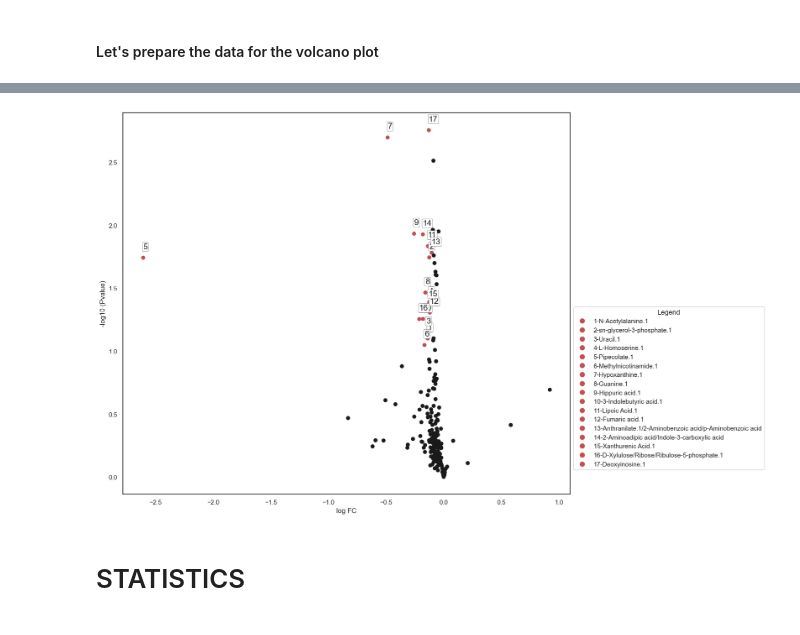
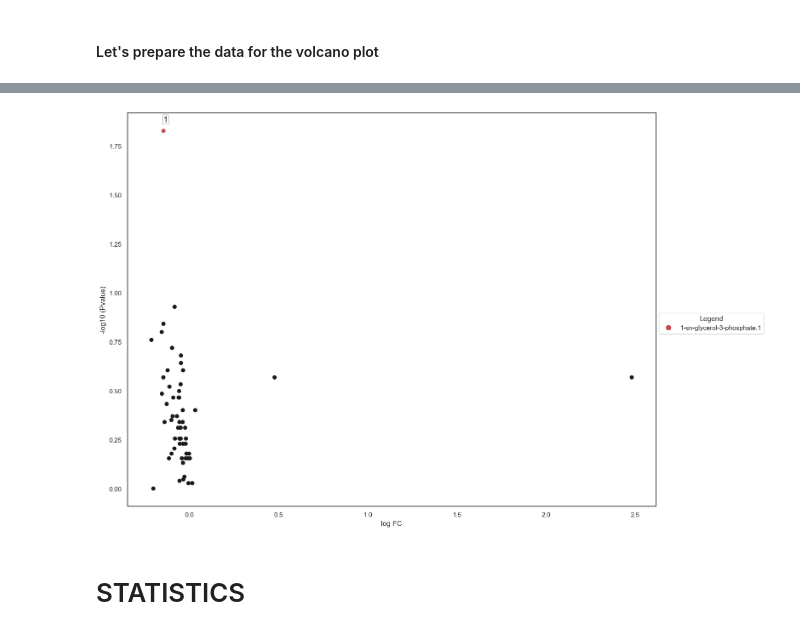
Before and after one commit to Ivan2nn/Lypidomics2, a Jupyter notebook: new-analysis-metabolties.ipynb, the cells around one changed output, grey strips where cells are left out. Cells and saved outputs as stored; diff of their text form; code cells hidden in the pictures.

```diff
--- a/new-analysis-metabolties.ipynb
+++ b/new-analysis-metabolties.ipynb
@@ -27,9 +27,11 @@ whole = True
 
 batch_corrected = False
 zero_remove = False
+use_plsd_subset = True
 scaler_term = 'minmax'
 scaler = MinMaxScaler() if scaler_term=='minmax' else StandardScaler()
 data_col_idx = 19 if batch_corrected else 16
 
 test_enc_name = '_BatchCor'+str(batch_corrected)+'_NanRem'+str(zero_remove)+'_'+str(scaler_term)
+test_enc_name_new = '_Whole_'+str(whole)+'_PlsdSubset_'+str(use_plsd_subset)
 # %%
@@ -46,11 +48,13 @@ sns.set(style = 'whitegrid')
 ### Load Data
 # %%
 data_new = pd.read_excel(os.path.join(data_path,"2023_12_laezza_deltamethrin_metabolomics.xlsx"))
-data_old = pd.read_excel(os.path.join(data_path,"2022_12_Laezza_Bernabucci_Mouse_Brain_COMBINED_METABOLOMICS.xlsx"))
+if whole:
+    data_old = pd.read_excel(os.path.join(data_path,"2022_12_Laezza_Bernabucci_Mouse_Brain_COMBINED_METABOLOMICS.xlsx"))
 
-data_old = data_old[data_old['Sex']=='M']
-data_old = data_old[data_old['Tissue Type']=='striatum']
-data_old = data_old[data_old['PND']==30]
+    data_old = data_old[data_old['Sample Submission Date'] == '11/2022']
+    data_old = data_old[data_old['Sex']=='M']
+    data_old = data_old[data_old['Tissue Type']=='striatum']
+    data_old = data_old[data_old['PND']==30]
 
 columns_data = ['LCMS Name', 'Tissue Weight\n(mg)', 'Treatment', 'Metabolite', 'Normalized Peak Area (Peak Area of Metabolite / (Peak Area of Internal Standard * Tissue weight))']
 columns_old = ['Sample Name', 'Tissue weight\n(mg)', 'Treatment', 'Metabolite', 'Normalized Peak Area\n(Peak Area of Metabolite / (Peak Area of Internal Standard * Tisue weight))']
@@ -60,6 +64,19 @@ data_new = data_new[columns_data]
 data_new.columns = columns_new
 data_new['batch']=1
 
-data_old = data_old[columns_old]
-data_old.columns = columns_new
-data_old['batch']=0
+if whole:
+    data_old = data_old[columns_old]
+    data_old.columns = columns_new
+    data_old['batch']=0
+
+if whole:
+    data_all = pd.concat([data_new, data_old], axis=0)
+    data_all = data_all[data_all['area']!=0]
+else:
+    data_all = data_new.copy()
+
+#if use_plsd_subset:
+    # we have to uncomment the following line
+    #data_all = data_all[data_all['metabolite'].isin(metabolite_names)].copy(deep=True)
+
+data_all['area'] = np.log(data_all['area'])
@@ -188,7 +197,7 @@ def plot_volcano(results_all, fc_threshold=0.3, pvalue_threshold=1.5, filename="
     col = np.where(-np.log10(results_all['p']) < pvalue_threshold, 'k',
                             np.where(np.log2(results_all['fc']) < -fc_threshold,'r',np.where(np.log2(results_all['fc']) > fc_threshold,'g','k')))
 
-    fig = plt.figure(figsize=(14,12))
+    fig = plt.figure(figsize=(16,12))
     plt.scatter(np.log2(results_all['fc']), -np.log10(results_all['p']), c=col)
     y_max_value = plt.gca().get_ylim()[1]
     shownlabels = []
@@ -218,7 +227,7 @@ def plot_volcano(results_all, fc_threshold=0.3, pvalue_threshold=1.5, filename="
     plt.xlabel('log FC',)
     plt.ylabel('-log10 (Pvalue)')
     plt.rc('axes', labelsize=18)
-    fig.savefig(os.path.join(data_path,filename), format='png', facecolor='w', dpi=300)
+    fig.savefig(os.path.join(data_path,filename), format='png', facecolor='w', dpi=400, bbox_inches = 'tight')
 
     plt.show()
 # %% [markdown]
@@ -238,7 +247,8 @@ for l in metabolites_list:
         for c in itertools.combinations(data_metabolite[factor].unique(),2):
             a = data_metabolite[data_metabolite[factor] == c[0]]['area'].values
             b = data_metabolite[data_metabolite[factor] == c[1]]['area'].values
-            pvalue = ttest_ind(a,b)[1]
+            #pvalue = ttest_ind(a,b)[1]
+            pvalue = ranksums(a,b).pvalue
             fc = np.mean(a)/np.mean(b)
             cd = np.abs((np.mean(a) - np.mean(b)))
             cd /= np.sqrt(
@@ -261,7 +271,7 @@ results_all.head()
 # %%
-plot_volcano(results_all,fc_threshold=0.1, pvalue_threshold=1, filename="volcano-plot-treatment.png")
+plot_volcano(results_all,fc_threshold=0.1, pvalue_threshold=1.3, filename="volcano-plot-treatment"+test_enc_name_new+".png")
 # %% [output]
-[figure, old version]
+[figure, new version]
 # %% [markdown]
 # STATISTICS
 # %% [markdown]
```
Also changed, not shown: parts of 10 cells of this notebook, 3 other files.
